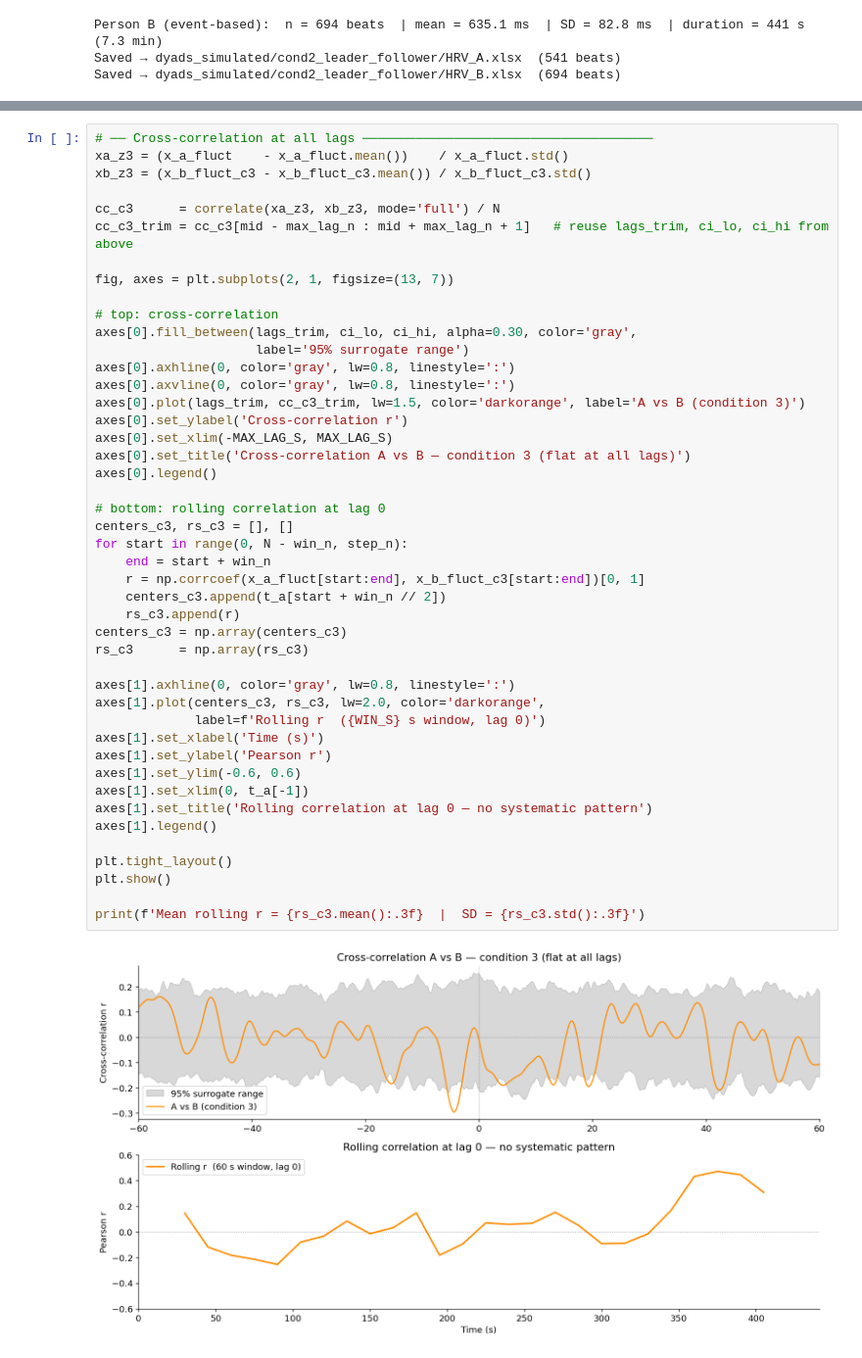
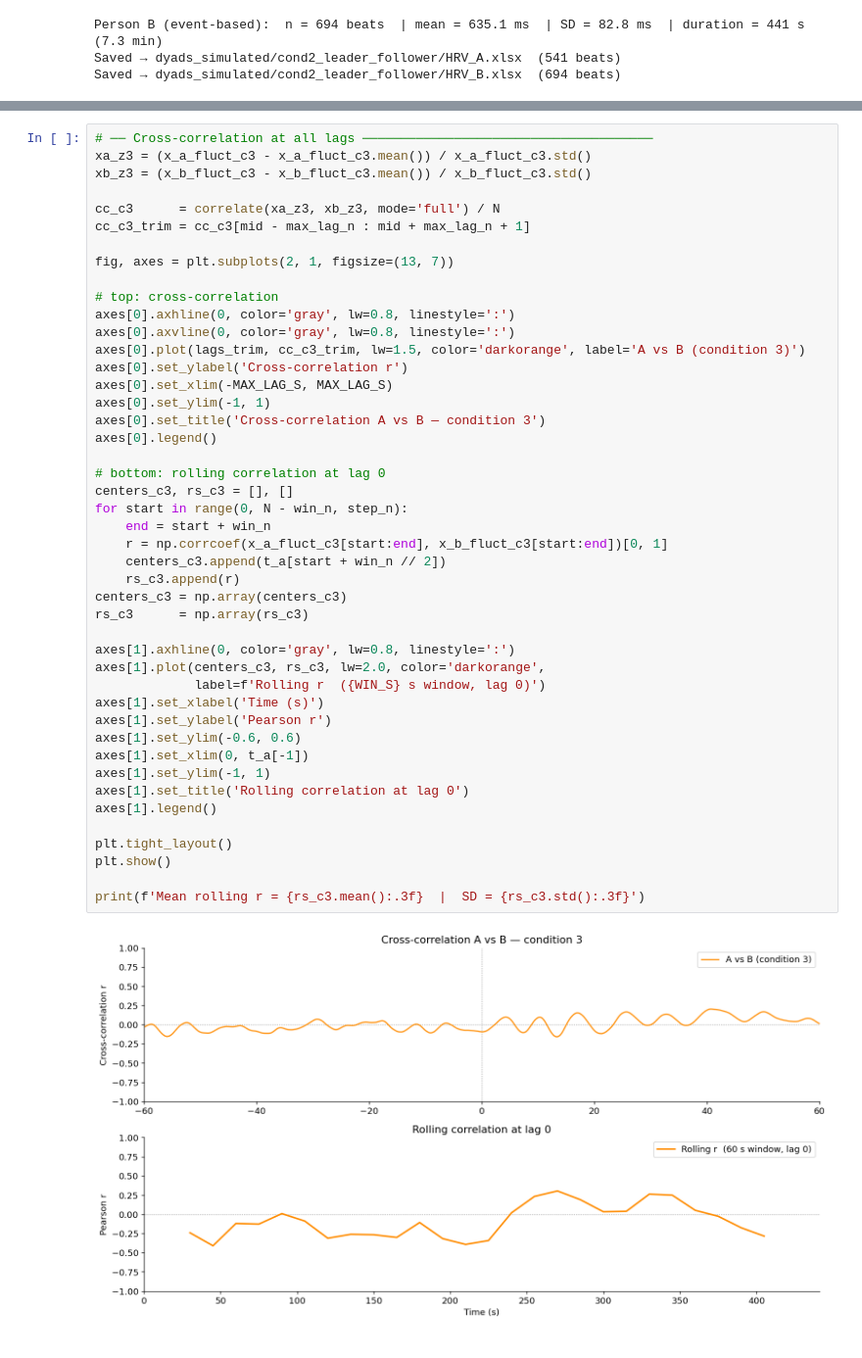
Before and after one commit to wunderwald/BioSync, a Jupyter notebook: simulated_data/simulated_data.ipynb, the cells around one changed output, grey strips where cells are left out. Shown at 98% size. Cells and saved outputs as stored; diff of their text form.

Commit message:
update no coupling condition

```diff
--- a/simulated_data/simulated_data.ipynb
+++ b/simulated_data/simulated_data.ipynb
@@ -618,47 +637,47 @@ Two complementary views of independence:
 # %%
 # ── Cross-correlation at all lags ──────────────────────────────────────
-xa_z3 = (x_a_fluct    - x_a_fluct.mean())    / x_a_fluct.std()
+xa_z3 = (x_a_fluct_c3 - x_a_fluct_c3.mean()) / x_a_fluct_c3.std()
 xb_z3 = (x_b_fluct_c3 - x_b_fluct_c3.mean()) / x_b_fluct_c3.std()
 
 cc_c3      = correlate(xa_z3, xb_z3, mode='full') / N
-cc_c3_trim = cc_c3[mid - max_lag_n : mid + max_lag_n + 1]   # reuse lags_trim, ci_lo, ci_hi from above
+cc_c3_trim = cc_c3[mid - max_lag_n : mid + max_lag_n + 1]
 
 fig, axes = plt.subplots(2, 1, figsize=(13, 7))
 
 # top: cross-correlation
-axes[0].fill_between(lags_trim, ci_lo, ci_hi, alpha=0.30, color='gray',
-                     label='95% surrogate range')
 axes[0].axhline(0, color='gray', lw=0.8, linestyle=':')
 axes[0].axvline(0, color='gray', lw=0.8, linestyle=':')
 axes[0].plot(lags_trim, cc_c3_trim, lw=1.5, color='darkorange', label='A vs B (condition 3)')
 axes[0].set_ylabel('Cross-correlation r')
 axes[0].set_xlim(-MAX_LAG_S, MAX_LAG_S)
-axes[0].set_title('Cross-correlation A vs B — condition 3 (flat at all lags)')
+axes[0].set_ylim(-1, 1)
+axes[0].set_title('Cross-correlation A vs B — condition 3')
 axes[0].legend()
 
 # bottom: rolling correlation at lag 0
 centers_c3, rs_c3 = [], []
 for start in range(0, N - win_n, step_n):
     end = start + win_n
-    r = np.corrcoef(x_a_fluct[start:end], x_b_fluct_c3[start:end])[0, 1]
+    r = np.corrcoef(x_a_fluct_c3[start:end], x_b_fluct_c3[start:end])[0, 1]
     centers_c3.append(t_a[start + win_n // 2])
     rs_c3.append(r)
 centers_c3 = np.array(centers_c3)
 rs_c3      = np.array(rs_c3)
 
 axes[1].axhline(0, color='gray', lw=0.8, linestyle=':')
 axes[1].plot(centers_c3, rs_c3, lw=2.0, color='darkorange',
              label=f'Rolling r  ({WIN_S} s window, lag 0)')
 axes[1].set_xlabel('Time (s)')
 axes[1].set_ylabel('Pearson r')
 axes[1].set_ylim(-0.6, 0.6)
 axes[1].set_xlim(0, t_a[-1])
-axes[1].set_title('Rolling correlation at lag 0 — no systematic pattern')
+axes[1].set_ylim(-1, 1)
+axes[1].set_title('Rolling correlation at lag 0')
 axes[1].legend()
 
 plt.tight_layout()
 plt.show()
 
 print(f'Mean rolling r = {rs_c3.mean():.3f}  |  SD = {rs_c3.std():.3f}')
 # %% [output]
-[figure, old version]
+[figure, new version]
```
Also changed, not shown: parts of 6 cells of this notebook, 6 other files.
